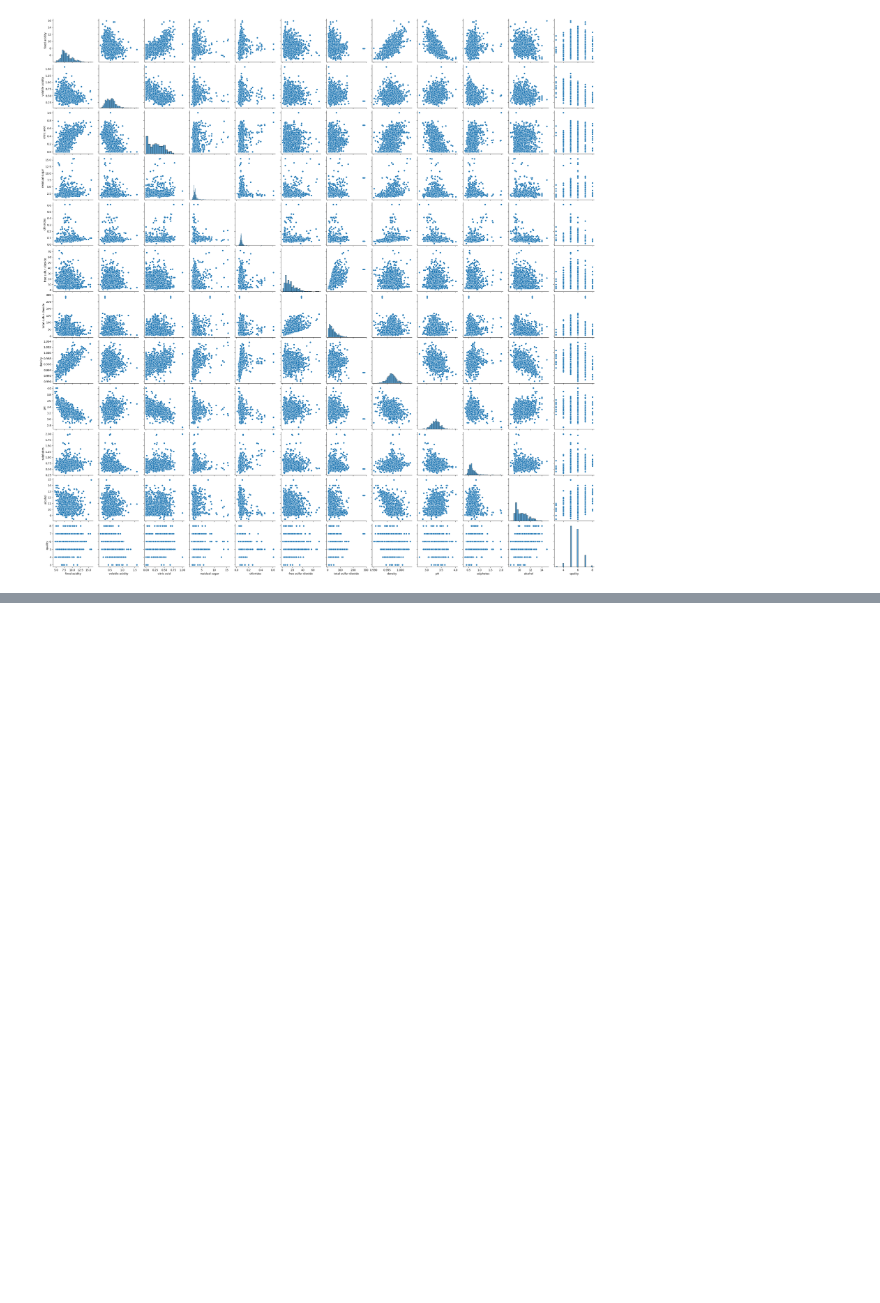
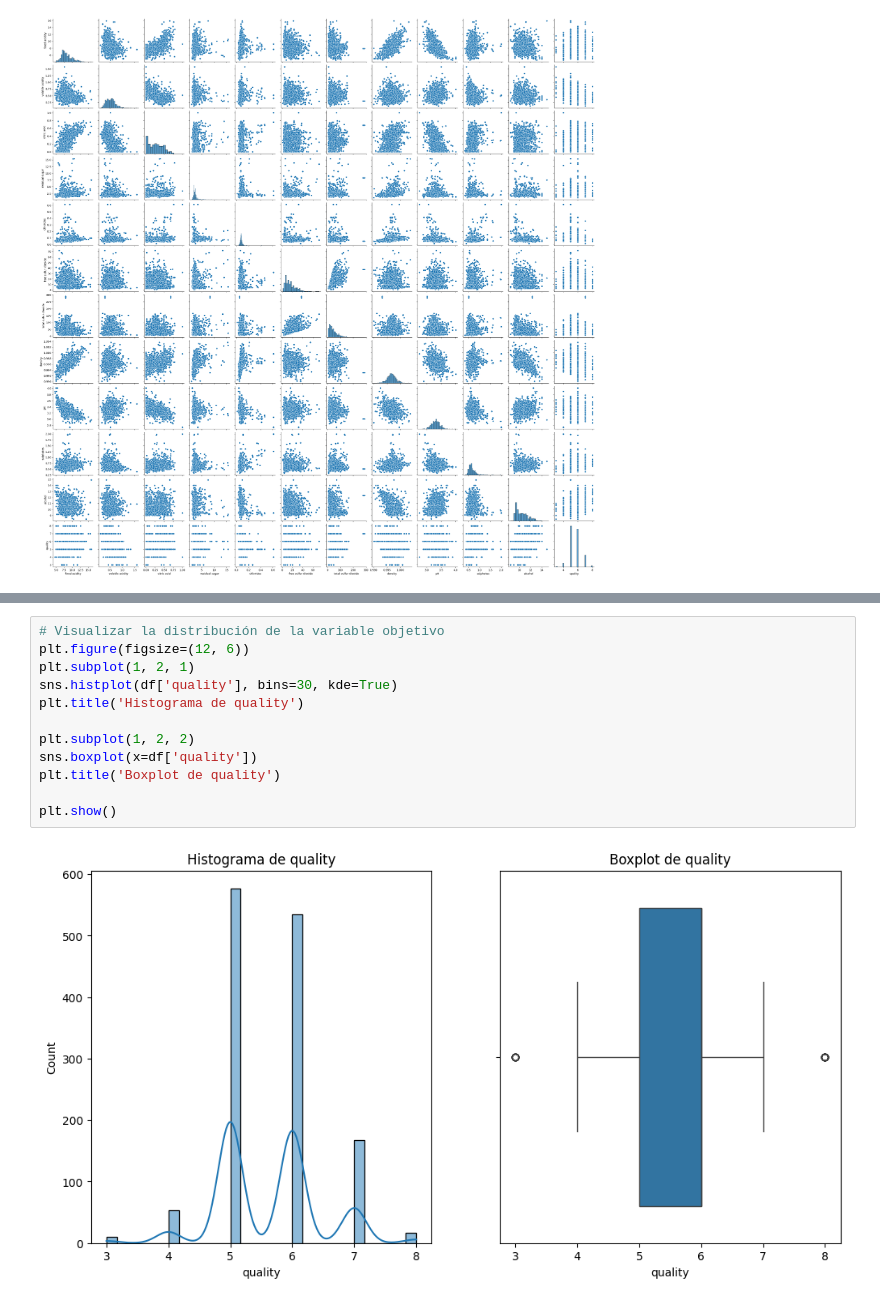
Before and after one commit to JGIOVANNIE/Cancer_reg_lineal, a Jupyter notebook: red-wine-quality.ipynb, the cells around one changed output, grey strips where cells are left out. Cells and saved outputs as stored; diff of their text form; blank space fills up the shorter version.

```diff
--- a/red-wine-quality.ipynb
+++ b/red-wine-quality.ipynb
@@ -174,0 +165,14 @@ plt.show()
+# %%
+# Visualizar la distribución de la variable objetivo
+plt.figure(figsize=(12, 6))
+plt.subplot(1, 2, 1)
+sns.histplot(df['quality'], bins=30, kde=True)
+plt.title('Histograma de quality')
+
+plt.subplot(1, 2, 2)
+sns.boxplot(x=df['quality'])
+plt.title('Boxplot de quality')
+
+plt.show()
+# %% [output]
+[figure, added]
```
Also changed, not shown: parts of 24 cells of this notebook.
